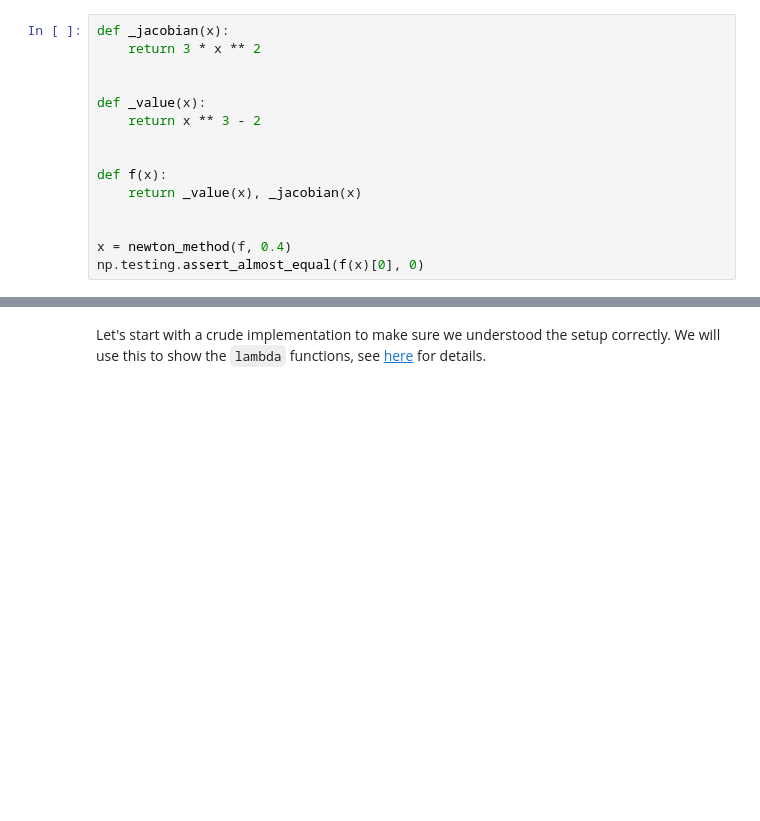
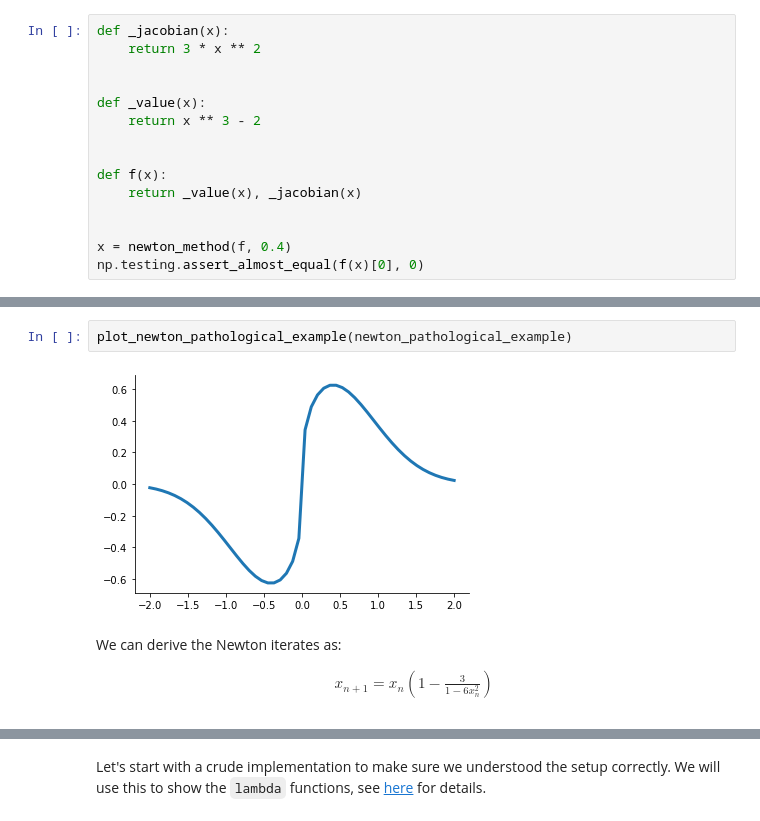
Before and after one commit to OpenSourceEconomics/ose-course-scientific-computing, a Jupyter notebook: lectures/nonlinear_equations/notebook.ipynb, the cells around one changed output, grey strips where cells are left out. Cells and saved outputs as stored; diff of their text form; blank space fills up the shorter version.

```diff
--- a/lectures/nonlinear_equations/notebook.ipynb
+++ b/lectures/nonlinear_equations/notebook.ipynb
@@ -304,0 +311,10 @@ A potential shortcoming of Newton's method  is that the derivatives required for
+# %%
+plot_newton_pathological_example(newton_pathological_example)
+# %% [output]
+[figure, added]
+# %% [markdown]
+We can derive the Newton iterates as:
+
+\begin{align*}
+x_{n + 1} = x_n\left(1 - \frac{3}{1 - 6 x_n^2 }\right)
+\end{align*}
```
Also changed, not shown: parts of 32 cells of this notebook, 4 other files.
